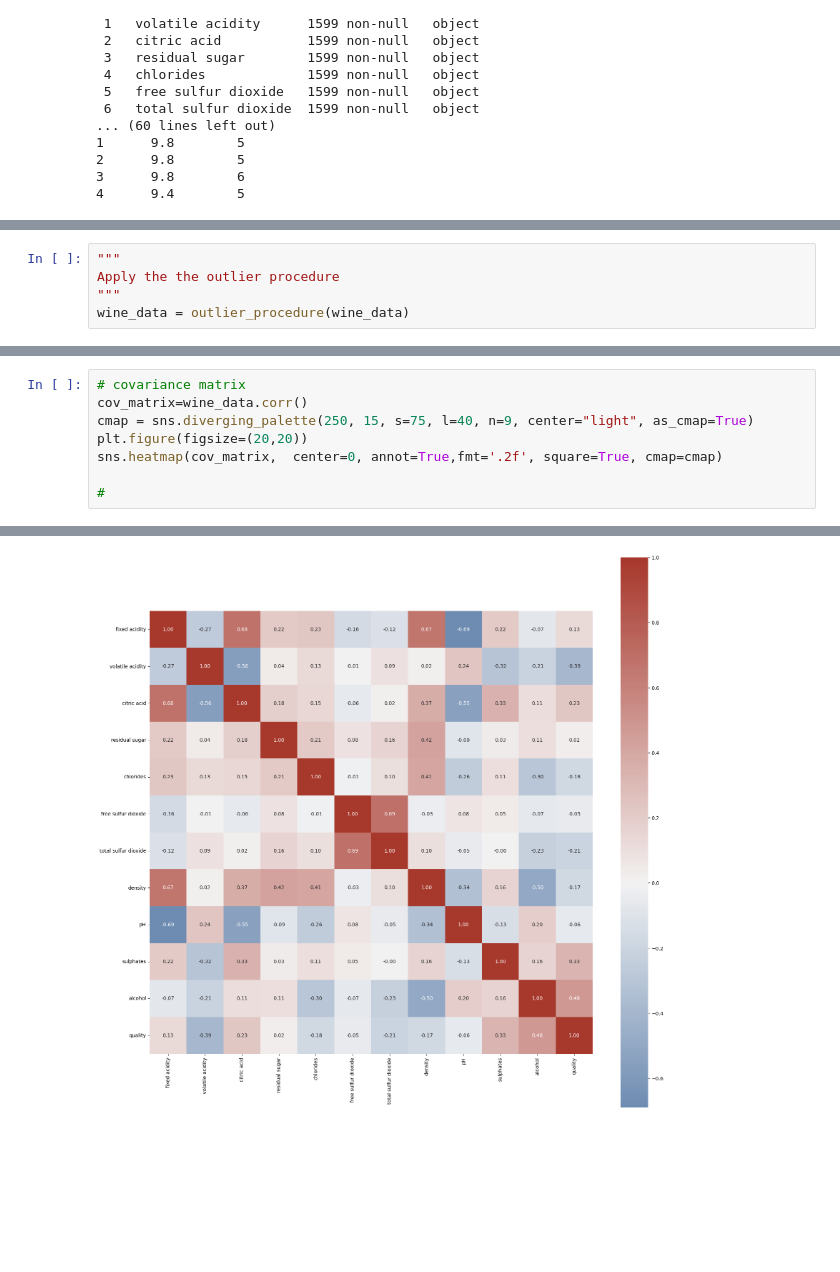
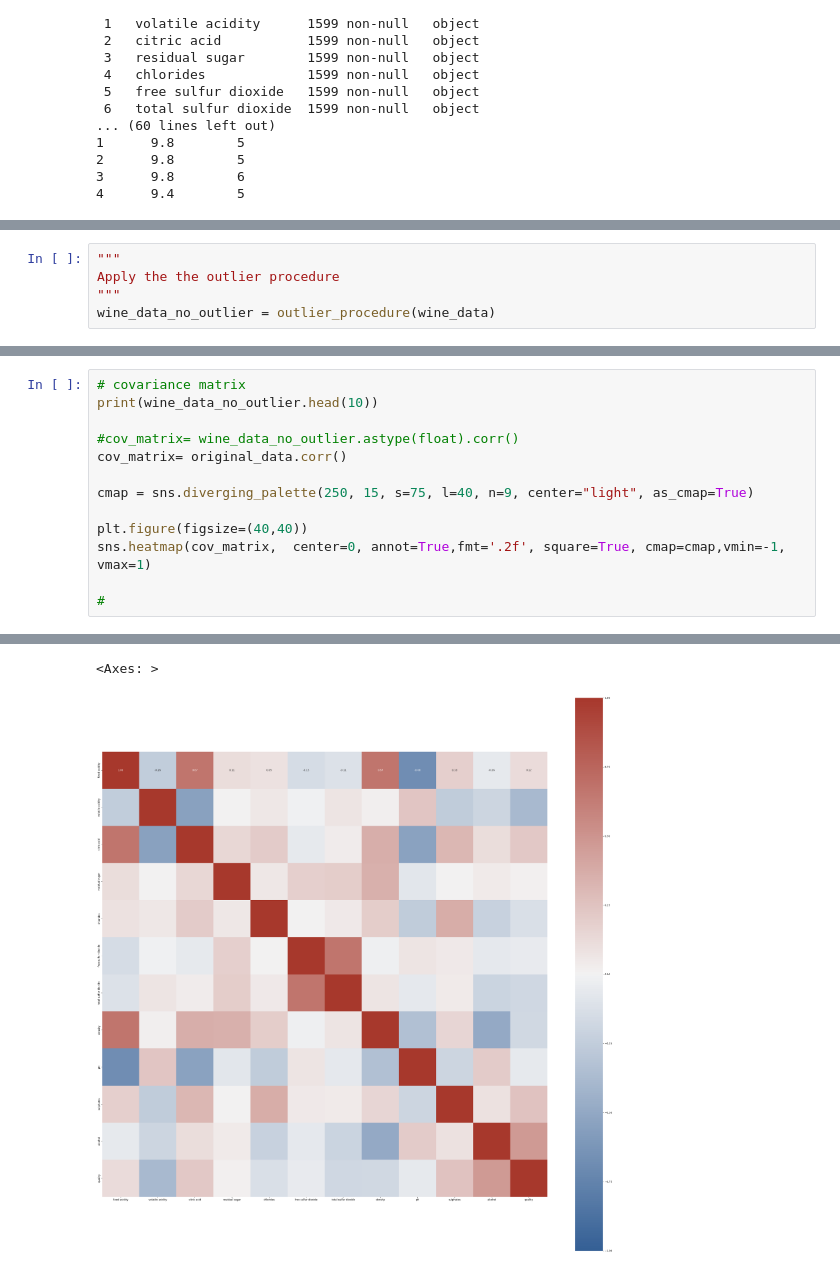
Before and after one commit to Hello-Judy/WashU, a Jupyter notebook: ESE_417/Data/Data_Cleaning.ipynb, the cells around one changed output, grey strips where cells are left out. Cells and saved outputs as stored; diff of their text form; blank space fills up the shorter version.

```diff
--- a/ESE_417/Data/Data_Cleaning.ipynb
+++ b/ESE_417/Data/Data_Cleaning.ipynb
@@ -175,5 +187,5 @@ def outlier_procedure(df):
 """
 Apply the the outlier procedure
 """
-wine_data = outlier_procedure(wine_data)
+wine_data_no_outlier = outlier_procedure(wine_data)
 # %% [output]
@@ -183,9 +205,14 @@ wine_data = outlier_procedure(wine_data)
 # %%
 # covariance matrix
-cov_matrix=wine_data.corr()
+print(wine_data_no_outlier.head(10))
+
+#cov_matrix= wine_data_no_outlier.astype(float).corr()
+cov_matrix= original_data.corr()
+
 cmap = sns.diverging_palette(250, 15, s=75, l=40, n=9, center="light", as_cmap=True)
-plt.figure(figsize=(20,20))
-sns.heatmap(cov_matrix,  center=0, annot=True,fmt='.2f', square=True, cmap=cmap)
+
+plt.figure(figsize=(40,40))
+sns.heatmap(cov_matrix,  center=0, annot=True,fmt='.2f', square=True, cmap=cmap,vmin=-1, vmax=1)
 
 #
 # %% [output]
@@ -193 +236,2 @@ sns.heatmap(cov_matrix,  center=0, annot=True,fmt='.2f', square=True, cmap=cmap)
+<Axes: >
-[figure, old version]
+[figure, new version]
```
Also changed, not shown: parts of 3 cells of this notebook, 1 other file.
